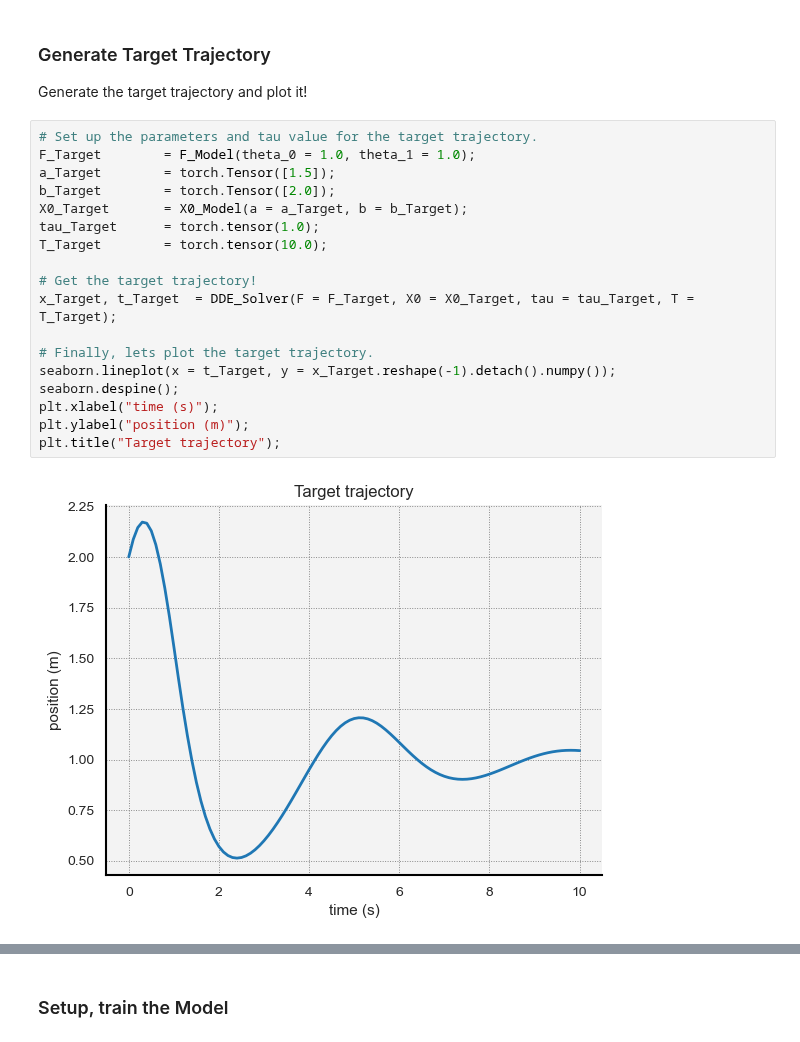
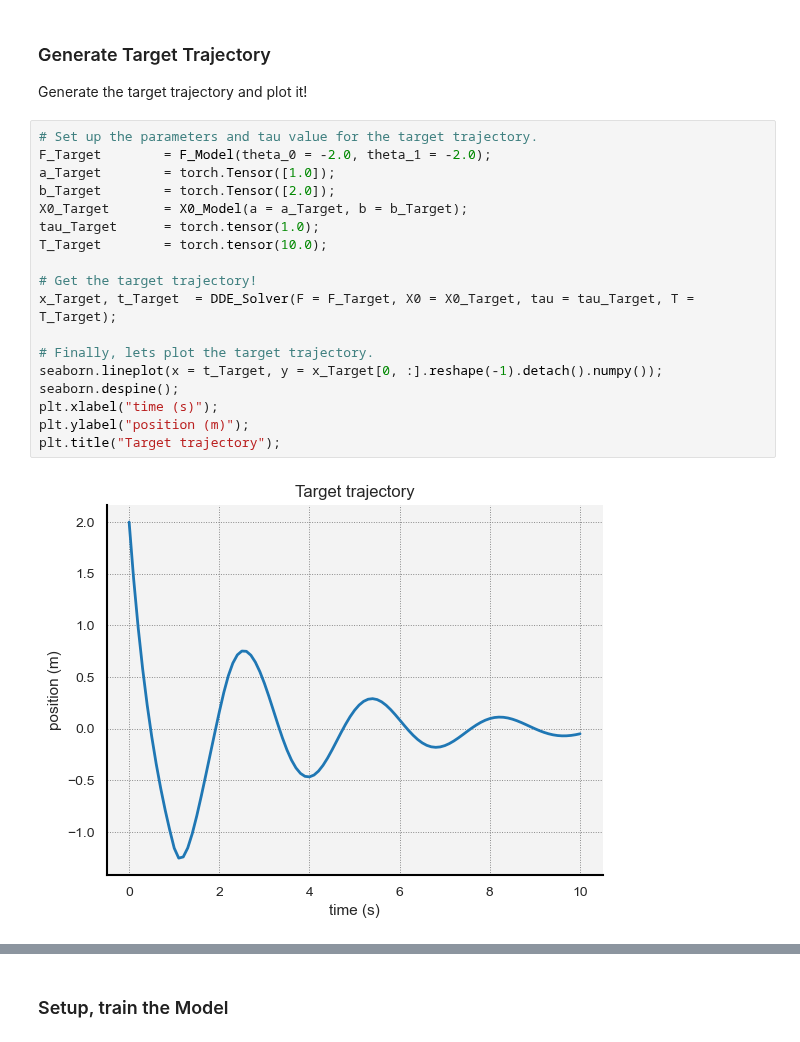
Before and after one commit to punkduckable/NDDE, a Jupyter notebook: NDDE.ipynb, the cells around one changed output, grey strips where cells are left out. Saved outputs shown, nothing was run; the diff lists cells and outputs as text.

```diff
--- a/NDDE.ipynb
+++ b/NDDE.ipynb
@@ -80,21 +80,21 @@ Initialize_MPL();
 Generate the target trajectory and plot it!
 # %%
 # Set up the parameters and tau value for the target trajectory.
-F_Target        = F_Model(theta_0 = 1.0, theta_1 = 1.0);
-a_Target        = torch.Tensor([1.5]);
+F_Target        = F_Model(theta_0 = -2.0, theta_1 = -2.0);
+a_Target        = torch.Tensor([1.0]);
 b_Target        = torch.Tensor([2.0]);
 X0_Target       = X0_Model(a = a_Target, b = b_Target);
 tau_Target      = torch.tensor(1.0);
 T_Target        = torch.tensor(10.0);
 
 # Get the target trajectory!
 x_Target, t_Target  = DDE_Solver(F = F_Target, X0 = X0_Target, tau = tau_Target, T = T_Target);
 
 # Finally, lets plot the target trajectory.
-seaborn.lineplot(x = t_Target, y = x_Target.reshape(-1).detach().numpy());
+seaborn.lineplot(x = t_Target, y = x_Target[0, :].reshape(-1).detach().numpy());
 seaborn.despine();
 plt.xlabel("time (s)");
 plt.ylabel("position (m)");
 plt.title("Target trajectory");
 # %% [output]
-[figure, old version]
+[figure, new version]
```
Also changed, not shown: parts of 6 cells of this notebook, 4 other files.
